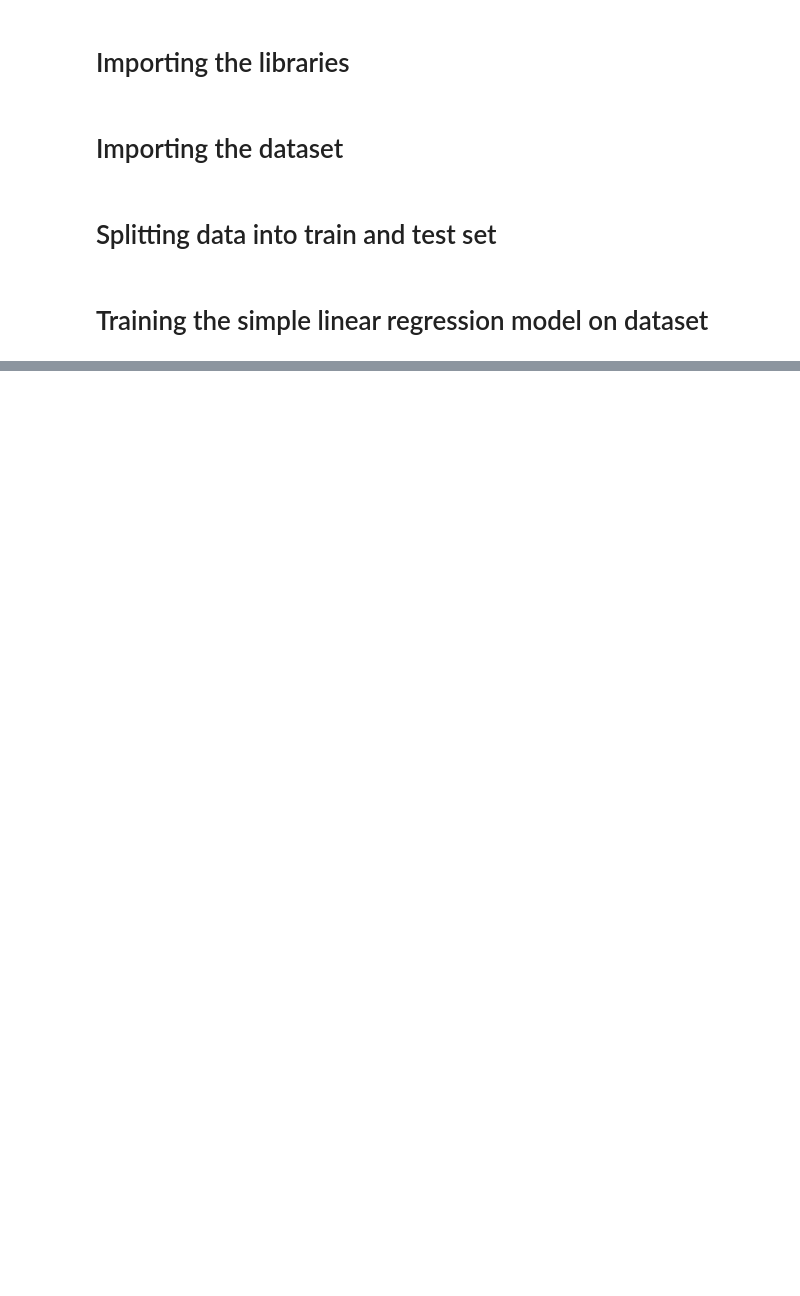
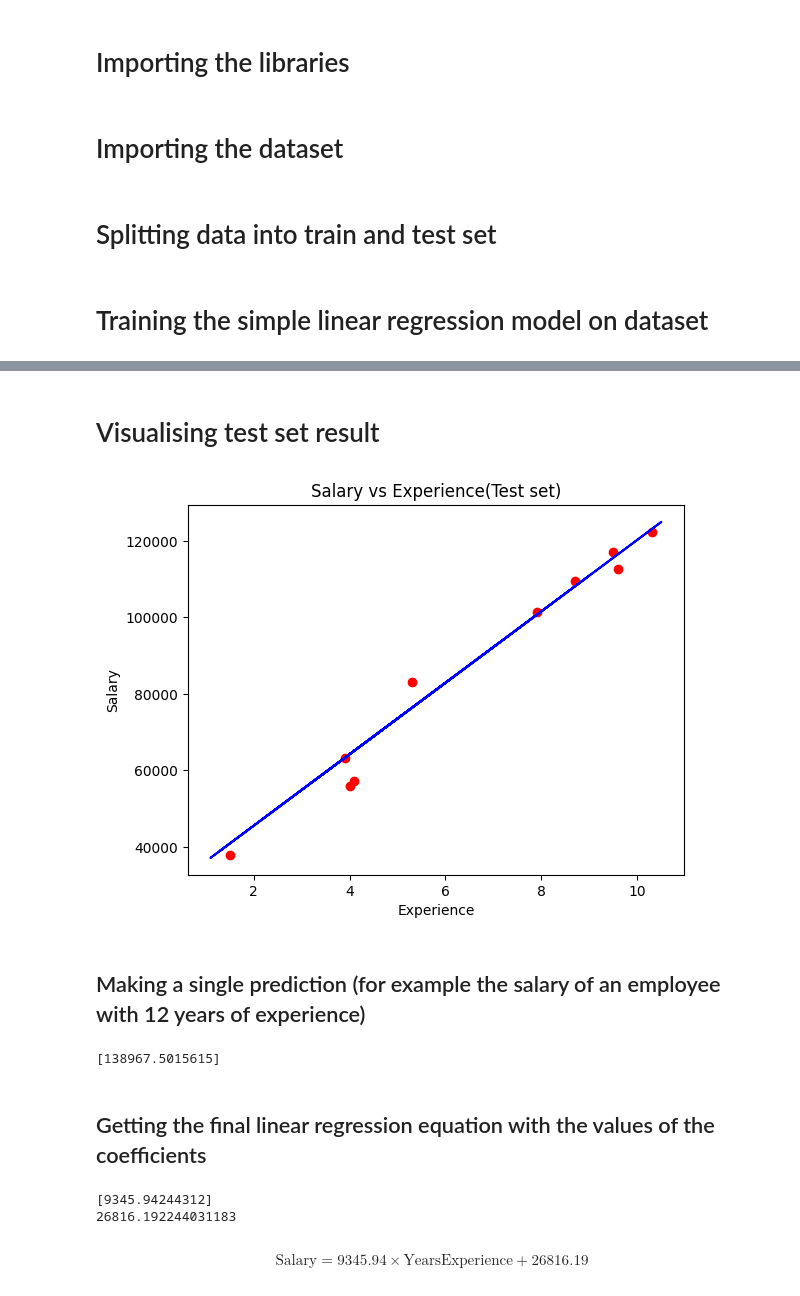
Before and after one commit to uditsehra/UMY_MachineLearning, a Jupyter notebook: Part 2 - Regression/Simple Linear Regression/simple_linear_regression.ipynb, the cells around one changed output, grey strips where cells are left out. Drawn from its saved outputs; the diff is of its cells as text; code cells hidden in the pictures; blank space fills up the shorter version.

```diff
--- a/Part 2 - Regression/Simple Linear Regression/simple_linear_regression.ipynb
+++ b/Part 2 - Regression/Simple Linear Regression/simple_linear_regression.ipynb
@@ -13,0 +43,27 @@ import matplotlib.pyplot as plt
+# %% [markdown]
+# Visualising test set result
+# %%
+plt.scatter(X_test, y_test, color='red')
+plt.plot(X_train, regressor.predict(X_train), color='blue')
+plt.title("Salary vs Experience(Test set)")
+plt.xlabel('Experience')
+plt.ylabel('Salary')
+plt.show()
+# %% [output]
+[figure, added]
+# %% [markdown]
+## Making a single prediction (for example the salary of an employee with 12 years of experience)
+# %%
+print(regressor.predict([[12]]))
+# %% [output]
+[138967.5015615]
+# %% [markdown]
+## Getting the final linear regression equation with the values of the coefficients
+# %%
+print(regressor.coef_)
+print(regressor.intercept_)
+# %% [output]
+[9345.94244312]
+26816.192244031183
+# %% [markdown]
+$$\textrm{Salary} = 9345.94 \times \textrm{YearsExperience} + 26816.19$$
```
Also changed, not shown: parts of 9 cells of this notebook.
